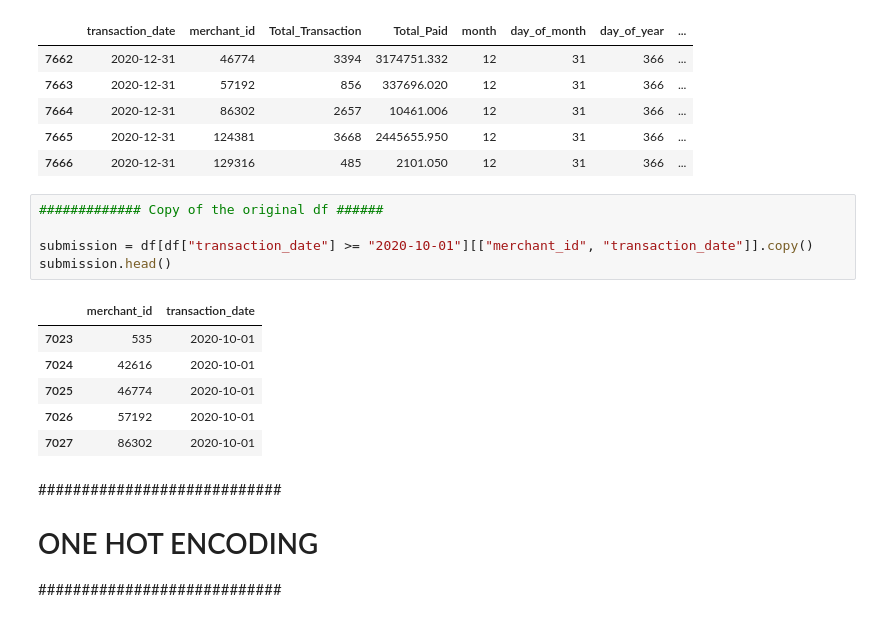
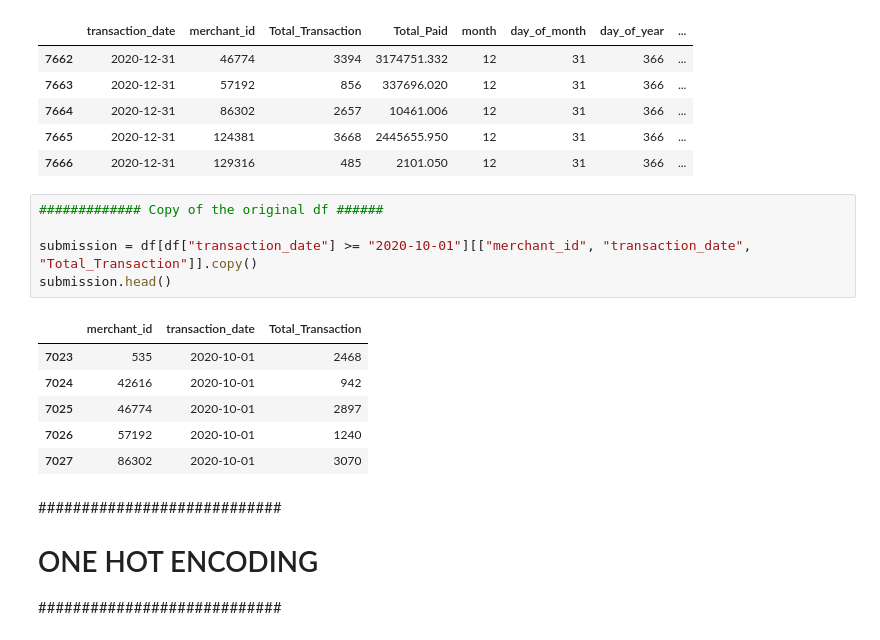
Before and after one commit to dilekdd/Iyzico_Forecasting_TimeSeries, a Jupyter notebook: iyzico-forecasting-timeseries.ipynb, the cells around one changed output. Saved outputs shown, nothing was run; the diff lists cells and outputs as text.

```diff
--- a/iyzico-forecasting-timeseries.ipynb
+++ b/iyzico-forecasting-timeseries.ipynb
@@ -370,15 +370,15 @@ df.tail()
 # %%
 ############# Copy of the original df ######
 
-submission = df[df["transaction_date"] >= "2020-10-01"][["merchant_id", "transaction_date"]].copy()
+submission = df[df["transaction_date"] >= "2020-10-01"][["merchant_id", "transaction_date", "Total_Transaction"]].copy()
 submission.head()
 # %% [output]
-|  | merchant_id | transaction_date |
-| 7023 | 535 | 2020-10-01 |
-| 7024 | 42616 | 2020-10-01 |
-| 7025 | 46774 | 2020-10-01 |
-| 7026 | 57192 | 2020-10-01 |
-| 7027 | 86302 | 2020-10-01 |
+|  | merchant_id | transaction_date | Total_Transaction |
+| 7023 | 535 | 2020-10-01 | 2468 |
+| 7024 | 42616 | 2020-10-01 | 942 |
+| 7025 | 46774 | 2020-10-01 | 2897 |
+| 7026 | 57192 | 2020-10-01 | 1240 |
+| 7027 | 86302 | 2020-10-01 | 3070 |
 # %% [markdown]
 ############################
 # ONE HOT ENCODING
```
Also changed, not shown: parts of 5 cells of this notebook.
